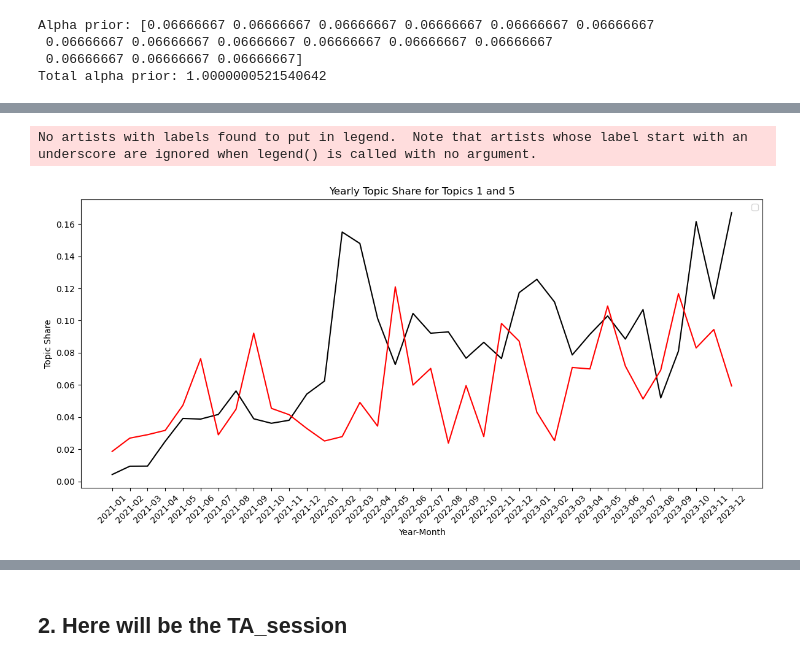
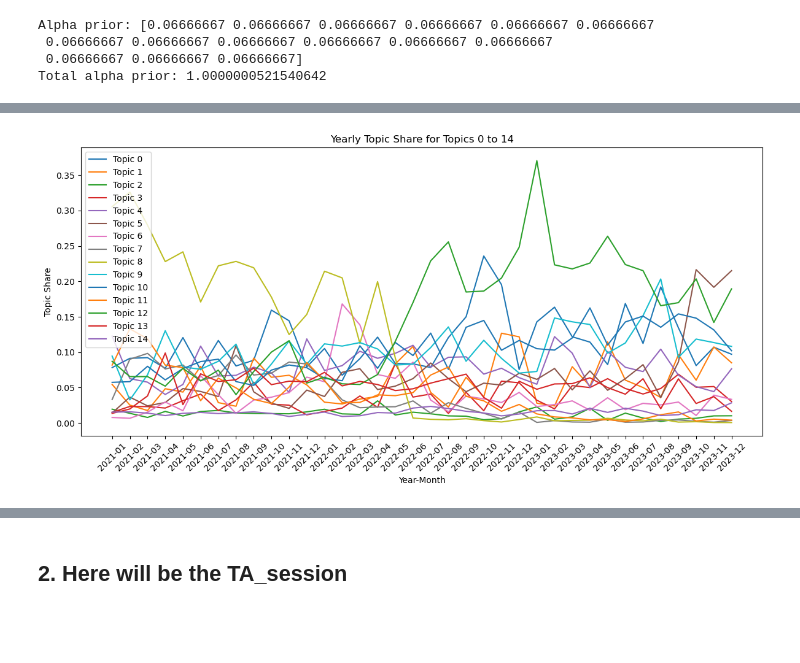
Before and after one commit to viktoriia-yuzkiv/Analysis-of-Official-Communications-during-the-Russo-Ukrainian-War, a Jupyter notebook: WH_replication_class.ipynb, the cells around one changed output, grey strips where cells are left out. Cells and saved outputs as stored; diff of their text form; code cells hidden in the pictures; blank space fills up the shorter version.

```diff
--- a/WH_replication_class.ipynb
+++ b/WH_replication_class.ipynb
@@ -502,0 +419,3 @@ WH_data_lemma.head()
+# %%
+WH_data['year_month'] = pd.to_datetime(WH_data['Date']).dt.strftime('%Y-%m')
+print(WH_data.dtypes)
@@ -503,12 +440,6 @@ WH_data_lemma.head()
 # %%
-# Assuming WH_data_lemma has a 'Date' column
-WH_data_lemma['Date'] = pd.to_datetime(WH_data_lemma['Date'])
-
-# Extract year and month from the 'Date' column
-WH_data_lemma['year_month'] = WH_data_lemma['Date'].dt.to_period('M')
-
 # Prepare the data for aggregation
-aggregation_data = WH_data_lemma[['year_month'] + [f'words_topic_{i}' for i in range(15)]]
+aggregation_data = WH_data[['year_month'] + [f'words_topic_{i}' for i in range(15)]]
 
 # Group by year and month, and sum the word counts for topics
 grouped_data = aggregation_data.groupby(['year_month']).sum().reset_index()
@@ -533,8 +463,0 @@ result_df.head()
-# %%
-
-# Convert 'year_month' Period objects to strings using .loc
-result_df.loc[:, 'year_month'] = result_df['year_month'].astype(str)
-# %%
-
-# Convert 'year_month' Period objects to strings using .loc[]
-result_df.loc[:, 'year_month'] = result_df['year_month'].astype(str)
@@ -561,31 +464,25 @@ dtype: object
 # %%
 import matplotlib.pyplot as plt
-
-# Convert 'year_month' Period objects to strings using .loc
-result_df.loc[:, 'year_month'] = result_df['year_month'].astype(str)
 
 # Plotting
 plt.figure(figsize=(12, 6))
 
 # Plot each topic share over time within the filtered range
-plt.plot(result_df['year_month'], result_df['topic_share_1'], color='black')
-plt.plot(result_df['year_month'], result_df['topic_share_5'], color='red')
-
-
+for i in range(15):  # Assuming topic_share columns are named from 'topic_share_0' to 'topic_share_14'
+    plt.plot(result_df['year_month'], result_df[f'topic_share_{i}'], label=f'Topic {i}')
 
 # Rotate the x-axis tick labels for better readability
 plt.xticks(rotation=45)
 
 # Adding labels and title
 plt.xlabel('Year-Month')
 plt.ylabel('Topic Share')
-plt.title('Yearly Topic Share for Topics 1 and 5')
+plt.title('Yearly Topic Share for Topics 0 to 14')
 
 plt.legend()
 
 # Show plot
 plt.tight_layout()
 plt.show()
 # %% [output]
-No artists with labels found to put in legend.  Note that artists whose label start with an underscore are ignored when legend() is called with no argument.
-[figure, old version]
+[figure, new version]
```
Also changed, not shown: parts of 30 cells of this notebook, 1 other file.
